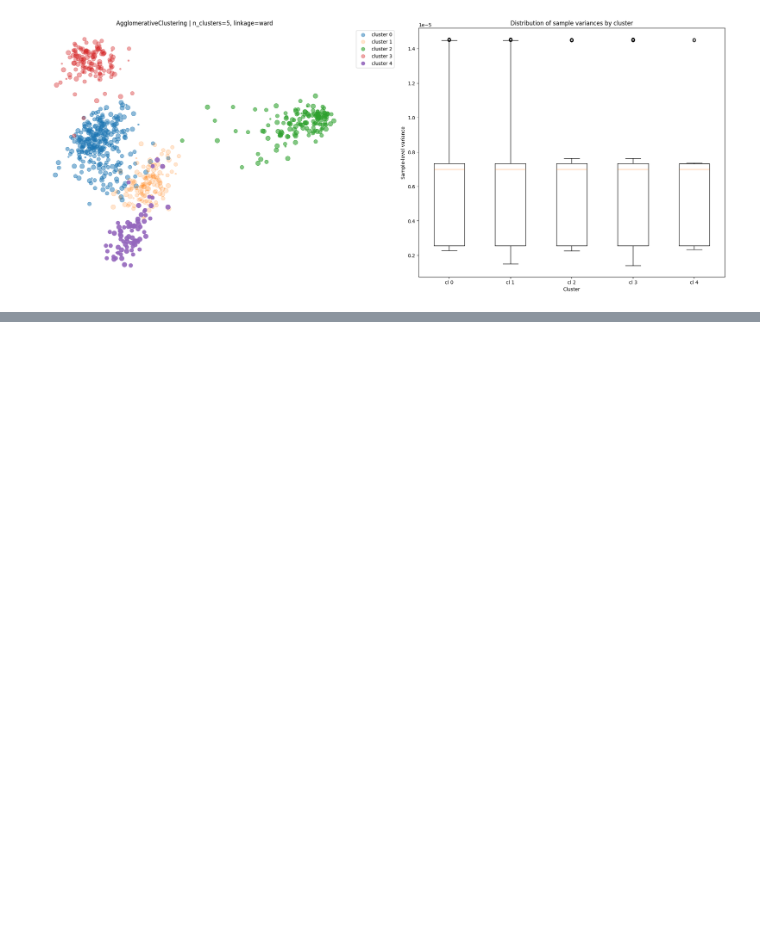
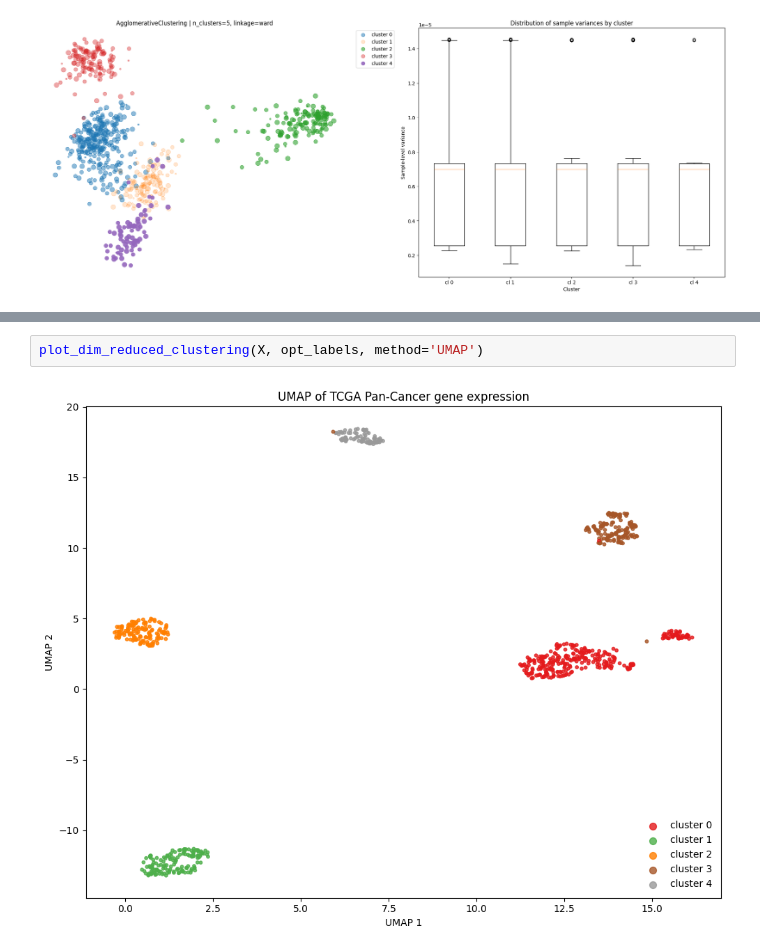
Before and after one commit to DataSlingers/CARVE, a Jupyter notebook: SketchV4.ipynb, the cells around one changed output, grey strips where cells are left out. Cells and saved outputs as stored; diff of their text form; blank space fills up the shorter version.

```diff
--- a/SketchV4.ipynb
+++ b/SketchV4.ipynb
@@ -840,3 +825,7 @@ ChildProcessError: [Errno 10] No child processes
+# %%
+plot_dim_reduced_clustering(X, opt_labels, method='UMAP')
+# %% [output]
+[figure, added]
 # %%
 from sklearn.metrics import confusion_matrix, accuracy_score
 from scipy.optimize import linear_sum_assignment
```
Also changed, not shown: parts of 5 cells of this notebook.
